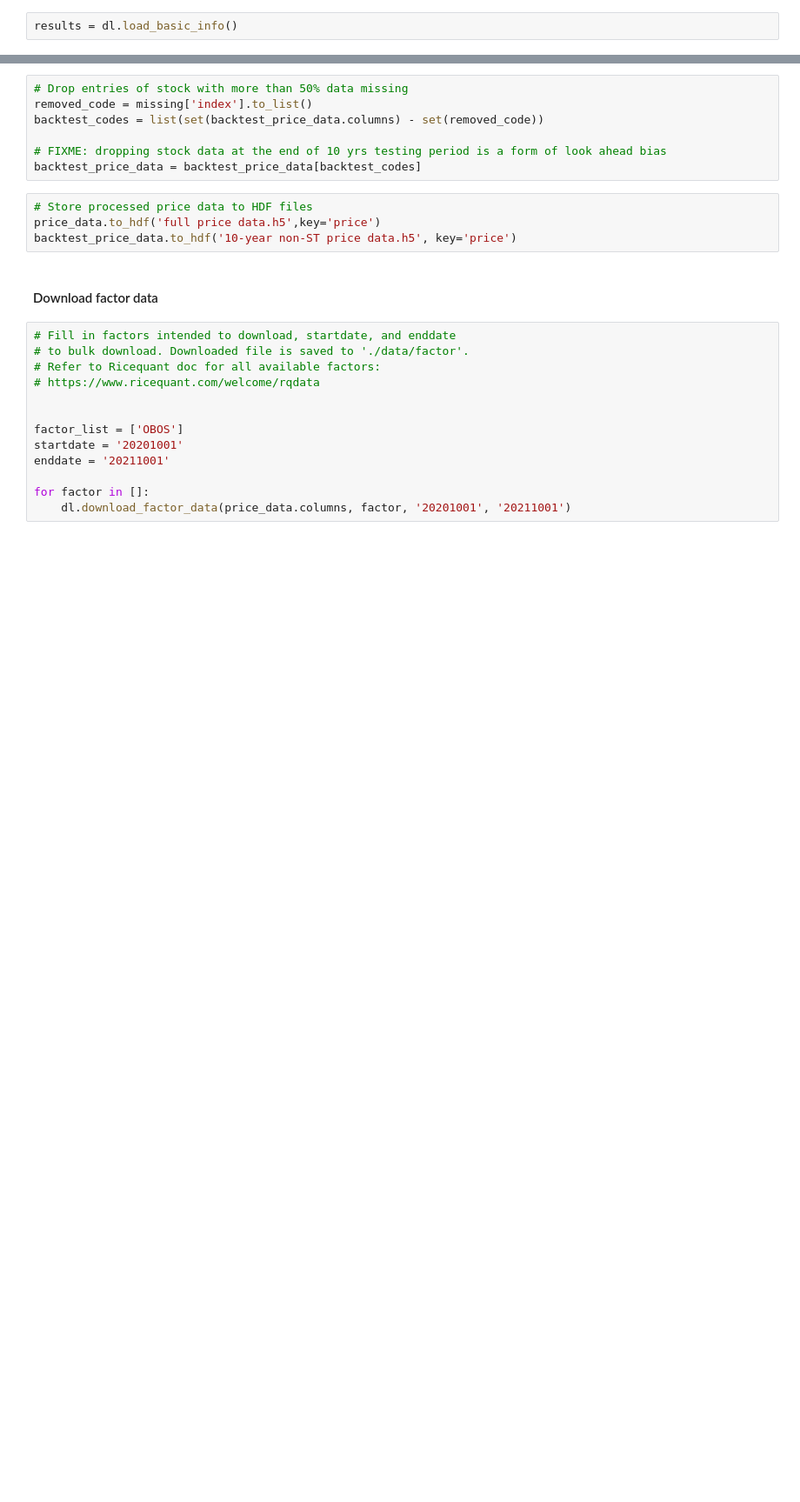
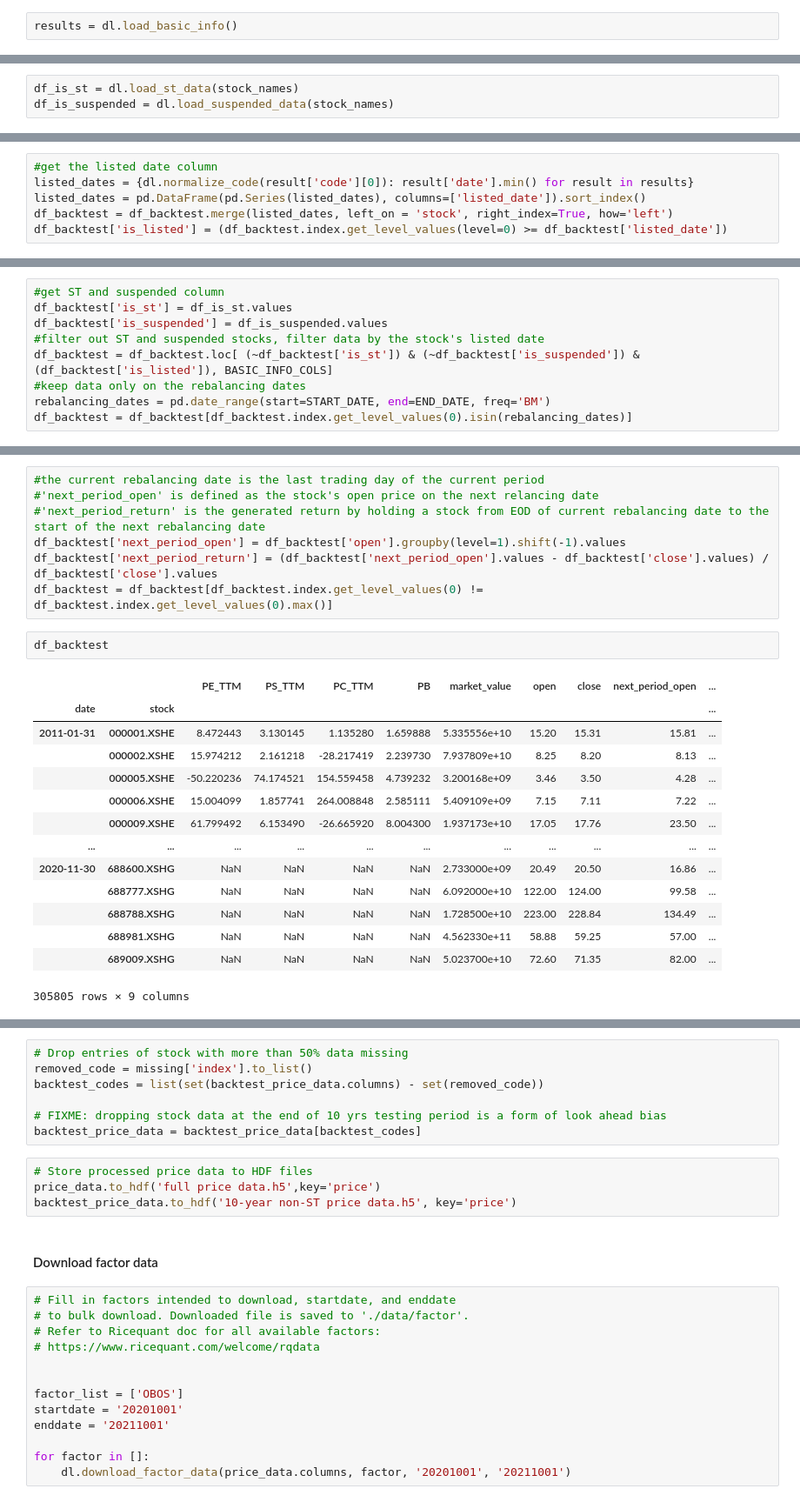
Before and after one commit to etccapital/MultiFactor, a Jupyter notebook: data_download_and_process.ipynb, the cells around one changed output, grey strips where cells are left out. Shown: that part at 87% size. Cells and saved outputs as stored; diff of their text form; blank space fills up the shorter version.

```diff
--- a/data_download_and_process.ipynb
+++ b/data_download_and_process.ipynb
@@ -292,0 +112,3 @@ backtest_market_value_data ** 0.5
+# %%
+df_is_st = dl.load_st_data(stock_names)
+df_is_suspended = dl.load_suspended_data(stock_names)
@@ -292,0 +130,6 @@ backtest_market_value_data ** 0.5
+# %%
+#get the listed date column
+listed_dates = {dl.normalize_code(result['code'][0]): result['date'].min() for result in results}
+listed_dates = pd.DataFrame(pd.Series(listed_dates), columns=['listed_date']).sort_index()
+df_backtest = df_backtest.merge(listed_dates, left_on = 'stock', right_index=True, how='left')
+df_backtest['is_listed'] = (df_backtest.index.get_level_values(level=0) >= df_backtest['listed_date'])
@@ -292,0 +177,9 @@ backtest_market_value_data ** 0.5
+# %%
+#get ST and suspended column
+df_backtest['is_st'] = df_is_st.values
+df_backtest['is_suspended'] = df_is_suspended.values
+#filter out ST and suspended stocks, filter data by the stock's listed date
+df_backtest = df_backtest.loc[ (~df_backtest['is_st']) & (~df_backtest['is_suspended']) & (df_backtest['is_listed']), BASIC_INFO_COLS]
+#keep data only on the rebalancing dates
+rebalancing_dates = pd.date_range(start=START_DATE, end=END_DATE, freq='BM')
+df_backtest = df_backtest[df_backtest.index.get_level_values(0).isin(rebalancing_dates)]
@@ -292,0 +203,24 @@ backtest_market_value_data ** 0.5
+# %%
+#the current rebalancing date is the last trading day of the current period
+#'next_period_open' is defined as the stock's open price on the next relancing date
+#'next_period_return' is the generated return by holding a stock from EOD of current rebalancing date to the start of the next rebalancing date
+df_backtest['next_period_open'] = df_backtest['open'].groupby(level=1).shift(-1).values
+df_backtest['next_period_return'] = (df_backtest['next_period_open'].values - df_backtest['close'].values) / df_backtest['close'].values
+df_backtest = df_backtest[df_backtest.index.get_level_values(0) != df_backtest.index.get_level_values(0).max()]
+# %%
+df_backtest
+# %% [output]
+|  |  | PE_TTM | PS_TTM | PC_TTM | PB | market_value | open | close | next_period_open | ... |
+| date | stock |  |  |  |  |  |  |  |  | ... |
+| 2011-01-31 | 000001.XSHE | 8.472443 | 3.130145 | 1.135280 | 1.659888 | 5.335556e+10 | 15.20 | 15.31 | 15.81 | ... |
+|  | 000002.XSHE | 15.974212 | 2.161218 | -28.217419 | 2.239730 | 7.937809e+10 | 8.25 | 8.20 | 8.13 | ... |
+|  | 000005.XSHE | -50.220236 | 74.174521 | 154.559458 | 4.739232 | 3.200168e+09 | 3.46 | 3.50 | 4.28 | ... |
+|  | 000006.XSHE | 15.004099 | 1.857741 | 264.008848 | 2.585111 | 5.409109e+09 | 7.15 | 7.11 | 7.22 | ... |
+|  | 000009.XSHE | 61.799492 | 6.153490 | -26.665920 | 8.004300 | 1.937173e+10 | 17.05 | 17.76 | 23.50 | ... |
+| ... | ... | ... | ... | ... | ... | ... | ... | ... | ... | ... |
+| 2020-11-30 | 688600.XSHG | NaN | NaN | NaN | NaN | 2.733000e+09 | 20.49 | 20.50 | 16.86 | ... |
+|  | 688777.XSHG | NaN | NaN | NaN | NaN | 6.092000e+10 | 122.00 | 124.00 | 99.58 | ... |
+|  | 688788.XSHG | NaN | NaN | NaN | NaN | 1.728500e+10 | 223.00 | 228.84 | 134.49 | ... |
+|  | 688981.XSHG | NaN | NaN | NaN | NaN | 4.562330e+11 | 58.88 | 59.25 | 57.00 | ... |
+|  | 689009.XSHG | NaN | NaN | NaN | NaN | 5.023700e+10 | 72.60 | 71.35 | 82.00 | ... |
+305805 rows × 9 columns
```
Also changed, not shown: parts of 134 cells of this notebook, 3 other files.
